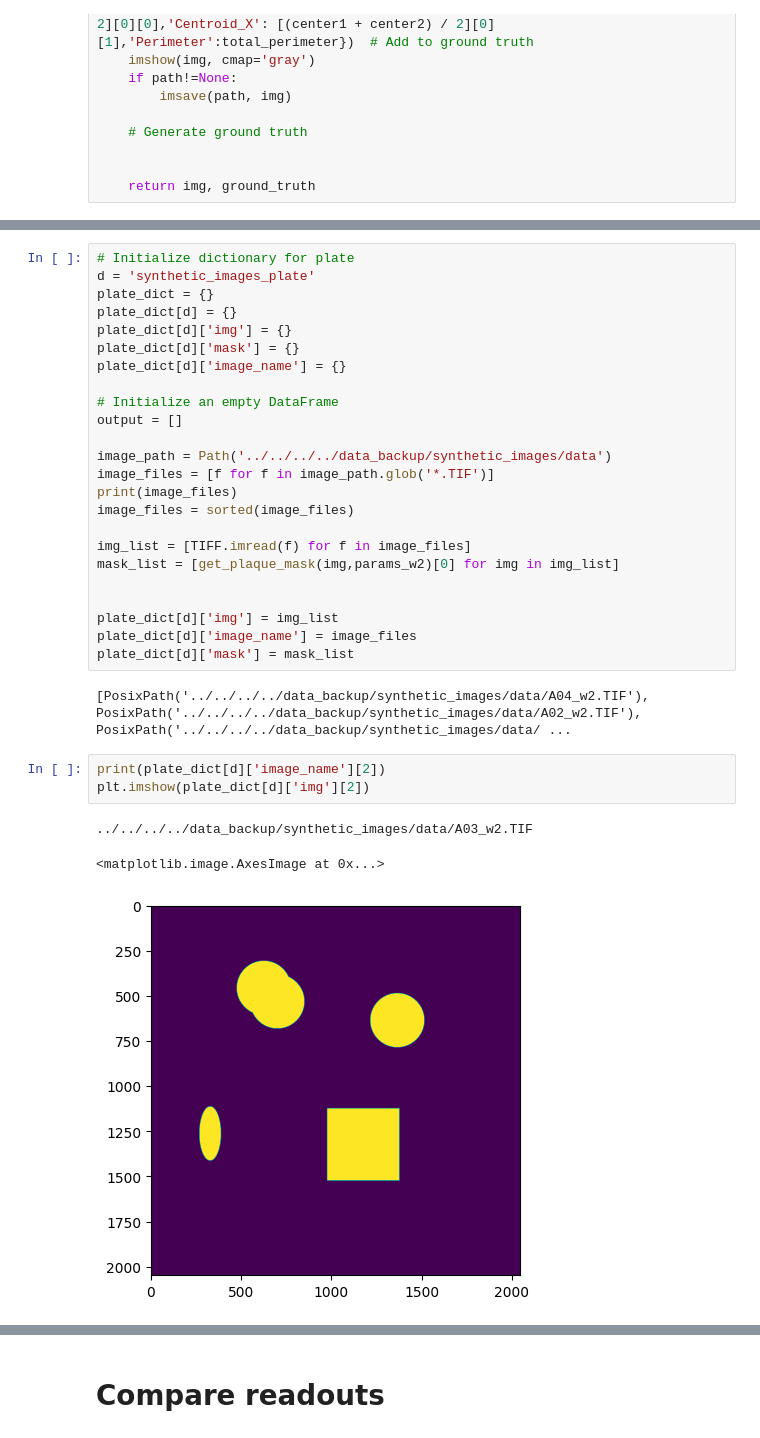
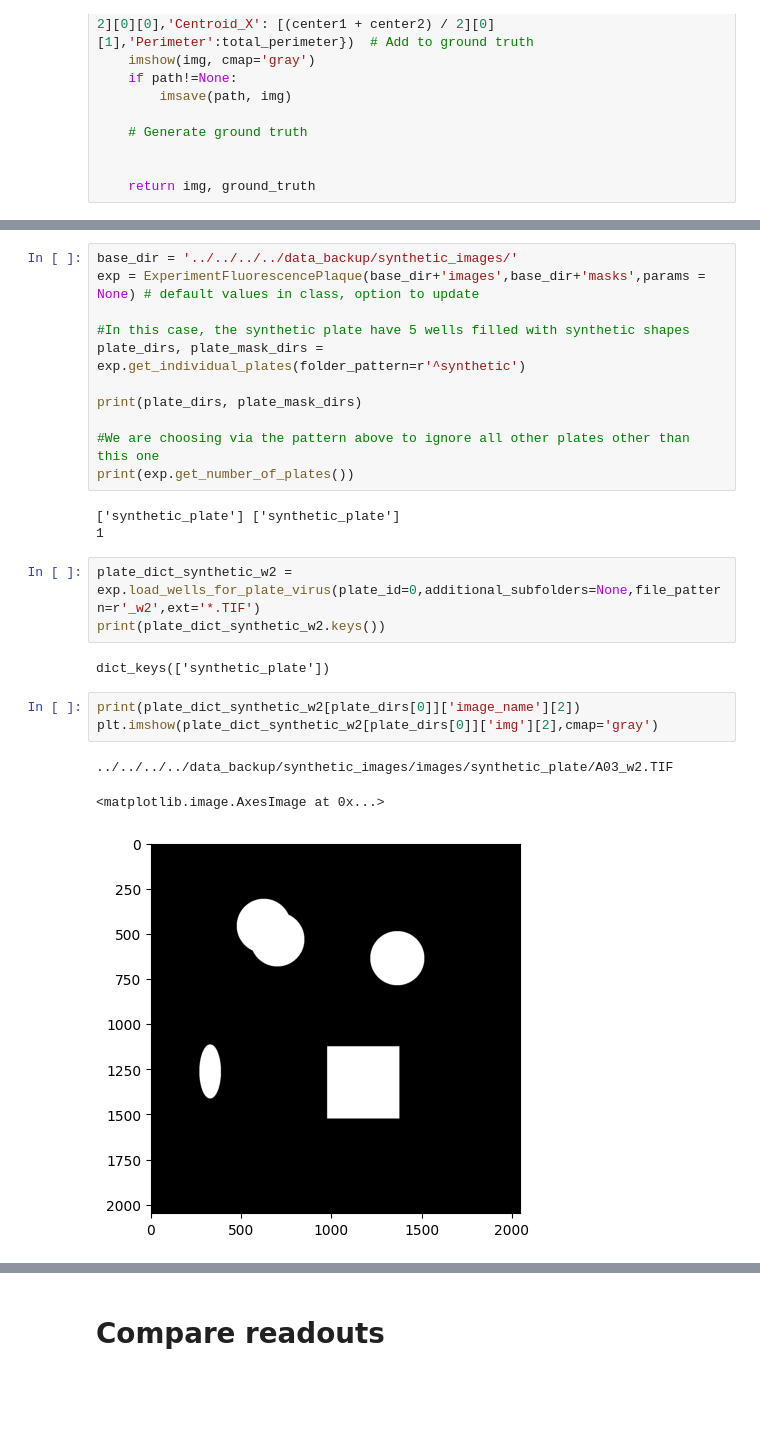
Before and after one commit to plaque2/PyPlaque, a Jupyter notebook: notebooks/synthetic_data/synth.ipynb, the cells around one changed output, grey strips where cells are left out. Saved outputs shown, nothing was run; the diff lists cells and outputs as text; blank space fills up the shorter version.

```diff
--- a/notebooks/synthetic_data/synth.ipynb
+++ b/notebooks/synthetic_data/synth.ipynb
@@ -247,33 +149,26 @@ params_w2 = {
-# %%
-# Initialize dictionary for plate
-d = 'synthetic_images_plate'
-plate_dict = {}
-plate_dict[d] = {}
-plate_dict[d]['img'] = {}
-plate_dict[d]['mask'] = {}
-plate_dict[d]['image_name'] = {}
-
-# Initialize an empty DataFrame
-output = []
-
-image_path = Path('../../../../data_backup/synthetic_images/data')
-image_files = [f for f in image_path.glob('*.TIF')]
-print(image_files)
-image_files = sorted(image_files)
-
-img_list = [TIFF.imread(f) for f in image_files]
-mask_list = [get_plaque_mask(img,params_w2)[0] for img in img_list]
-
-
-plate_dict[d]['img'] = img_list
-plate_dict[d]['image_name'] = image_files
-plate_dict[d]['mask'] = mask_list
-# %% [output]
-[PosixPath('../../../../data_backup/synthetic_images/data/A04_w2.TIF'), PosixPath('../../../../data_backup/synthetic_images/data/A02_w2.TIF'), PosixPath('../../../../data_backup/synthetic_images/data/ ...
+# %%
+base_dir = '../../../../data_backup/synthetic_images/'
+exp = ExperimentFluorescencePlaque(base_dir+'images',base_dir+'masks',params = None) # default values in class, option to update
+
+#In this case, the synthetic plate have 5 wells filled with synthetic shapes
+plate_dirs, plate_mask_dirs = exp.get_individual_plates(folder_pattern=r'^synthetic')
+
+print(plate_dirs, plate_mask_dirs)
+
+#We are choosing via the pattern above to ignore all other plates other than this one
+print(exp.get_number_of_plates())
+# %% [output]
+['synthetic_plate'] ['synthetic_plate']
+1
+# %%
+plate_dict_synthetic_w2 = exp.load_wells_for_plate_virus(plate_id=0,additional_subfolders=None,file_pattern=r'_w2',ext='*.TIF')
+print(plate_dict_synthetic_w2.keys())
+# %% [output]
+dict_keys(['synthetic_plate'])
 # %%
-print(plate_dict[d]['image_name'][2])
-plt.imshow(plate_dict[d]['img'][2])
+print(plate_dict_synthetic_w2[plate_dirs[0]]['image_name'][2])
+plt.imshow(plate_dict_synthetic_w2[plate_dirs[0]]['img'][2],cmap='gray')
 # %% [output]
-../../../../data_backup/synthetic_images/data/A03_w2.TIF
+../../../../data_backup/synthetic_images/images/synthetic_plate/A03_w2.TIF
 <matplotlib.image.AxesImage at 0x...>
-[figure, old version]
+[figure, new version]
```
Also changed, not shown: parts of 16 cells of this notebook, 28 other files.
